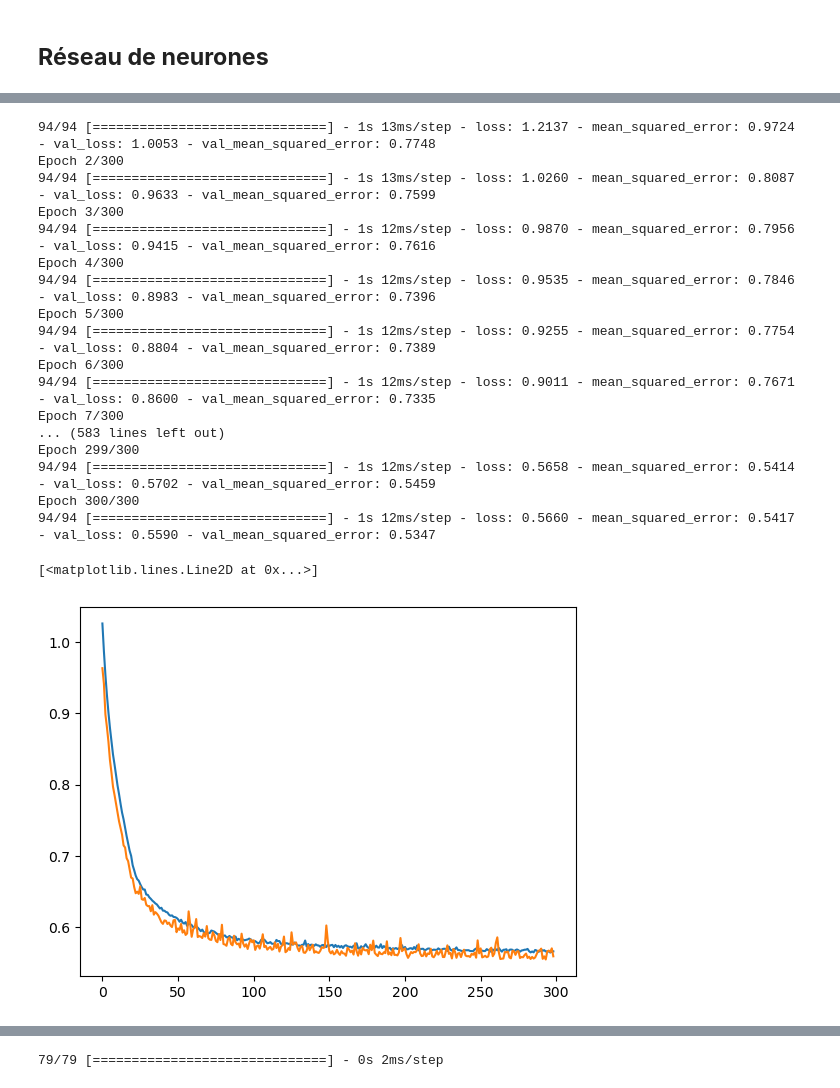
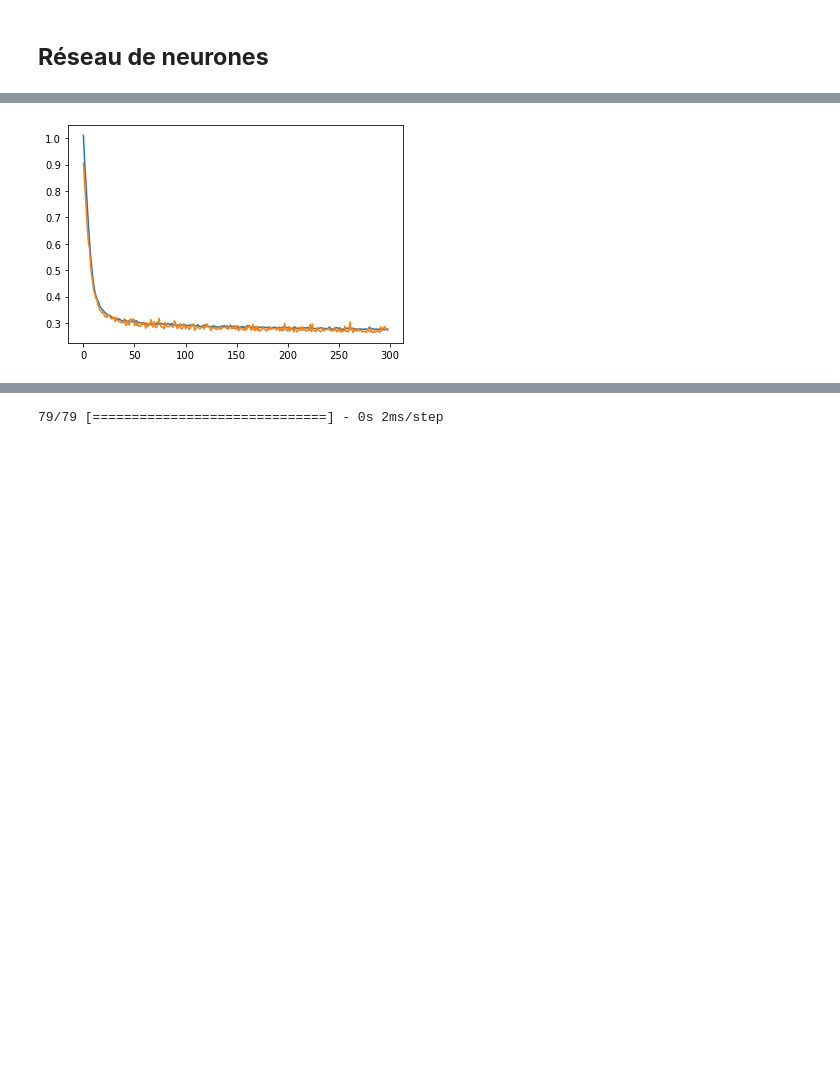
Before and after one commit to LoanRenaud/zundel, a Jupyter notebook: Zundel_Ion.ipynb, the cells around one changed output, grey strips where cells are left out. Drawn from its saved outputs; the diff is of its cells as text; code cells hidden in the pictures; blank space fills up the shorter version.

```diff
--- a/Zundel_Ion.ipynb
+++ b/Zundel_Ion.ipynb
@@ -476,28 +557,14 @@ np.arange(1, 80, 30)
 # %% [output]
 array([ 1, 31, 61])
 # %%
+from sklearn.model_selection import GridSearchCV
 from sklearn.kernel_ridge import KernelRidge
-from sklearn.metrics import pairwise
+krr = GridSearchCV(KernelRidge(kernel='rbf', gamma=0.1), cv=5,param_grid={"alpha": np.logspace(-9, -8,2),
+                                                                          "gamma": np.logspace(-1.5, -0.5,2)})
+krr.fit(X_train, y_train)
 
-from sklearn.model_selection import GridSearchCV
+y_pred_test_krr=krr.predict(X_test)
 
-krr=GridSearchCV(KernelRidge(kernel='rbf', gamma=0.1), cv=5, param_grid={"alpha":np.logspace(-20, 2, 10)})
-
-krr.fit(X_train_CMe_red, y_train)
-
-y_pred_test_krr=krr.predict(X_test_CMe_red)
 mse_test=mean_squared_error(np.array(y_test), y_pred_test_krr)
-
 print(mse_test)
-#y_pred_test_krr=krr.predict(X_test_CMe_red)
-#mse_test_krr=[]
-#A=np.logspace(-20, 2, 10)
-#for a in A:
-#    krr = KernelRidge(alpha=a, kernel='rbf')
-#    krr.fit(X_train_CMe_red, y_train)
-#
-#    y_pred_test_krr=krr.predict(X_test_CMe_red)
-#
-#    mse_test=mean_squared_error(np.array(y_test), y_pred_test_krr)
-#    mse_test_krr.append(mse_test)
 # %% [output]
@@ -505,11 +589,8 @@ KeyboardInterrupt:
 # %%
-mse_test_krr=[]
-A=np.logspace(-20, 2, 10)
-for a in A:
-    krr = KernelRidge(alpha=a, kernel='rbf')
-    krr.fit(X_train_CMe_red, y_train)
+krr=KernelRidge(kernel='rbf', gamma=0.0316, alpha=1e-8)
+krr.fit(X_train, y_train)
 
-    y_pred_test_krr=krr.predict(X_test_CMe_red)
+y_pred_test_krr=krr.predict(X_test)
 
-    mse_test=mean_squared_error(np.array(y_test), y_pred_test_krr)
-    mse_test_krr.append(mse_test)
+mse_test=mean_squared_error(np.array(y_test), y_pred_test_krr)
+print(mse_test)
@@ -545,15 +635,14 @@ lr_schedule = tf.keras.optimizers.schedules.ExponentialDecay(
     decay_rate=0.8)
 
 model=Sequential()
-model.add(Dense(units=15, activation='tanh', input_shape=(7,), kernel_regularizer=regularizers.l2(0.01)))
-#model.add(Dropout(0.2))
-model.add(Dense(units=15, activation='tanh', kernel_regularizer=regularizers.l2(0.01)))
+model.add(Dense(units=15, activation='tanh', input_shape=(25,), kernel_regularizer=regularizers.l2(0.01)))
+model.add(Dense(units=15, activation='tanh'))
 model.add(Dense(units=1))
 model.summary()
 
 model.compile(loss='mean_squared_error', optimizer=keras.optimizers.Adam(learning_rate=lr_schedule), metrics=['mean_squared_error'])
 
-Hist=model.fit(X_train_CMe_red, y_train, epochs=300, batch_size=64, validation_split=0.2)
+Hist=model.fit(X_train, y_train, epochs=300, batch_size=64, validation_split=0.2)
 
 plt.plot(Hist.history['loss'][1:])
 plt.plot(Hist.history['val_loss'][1:])
@@ -581,22 +670,4 @@ Epoch 1/300
-94/94 [==============================] - 1s 13ms/step - loss: 1.2137 - mean_squared_error: 0.9724 - val_loss: 1.0053 - val_mean_squared_error: 0.7748
-Epoch 2/300
-94/94 [==============================] - 1s 13ms/step - loss: 1.0260 - mean_squared_error: 0.8087 - val_loss: 0.9633 - val_mean_squared_error: 0.7599
-Epoch 3/300
-94/94 [==============================] - 1s 12ms/step - loss: 0.9870 - mean_squared_error: 0.7956 - val_loss: 0.9415 - val_mean_squared_error: 0.7616
-Epoch 4/300
-94/94 [==============================] - 1s 12ms/step - loss: 0.9535 - mean_squared_error: 0.7846 - val_loss: 0.8983 - val_mean_squared_error: 0.7396
-Epoch 5/300
-94/94 [==============================] - 1s 12ms/step - loss: 0.9255 - mean_squared_error: 0.7754 - val_loss: 0.8804 - val_mean_squared_error: 0.7389
-Epoch 6/300
-94/94 [==============================] - 1s 12ms/step - loss: 0.9011 - mean_squared_error: 0.7671 - val_loss: 0.8600 - val_mean_squared_error: 0.7335
-Epoch 7/300
-... (583 lines left out)
-Epoch 299/300
-94/94 [==============================] - 1s 12ms/step - loss: 0.5658 - mean_squared_error: 0.5414 - val_loss: 0.5702 - val_mean_squared_error: 0.5459
-Epoch 300/300
-94/94 [==============================] - 1s 12ms/step - loss: 0.5660 - mean_squared_error: 0.5417 - val_loss: 0.5590 - val_mean_squared_error: 0.5347
-[<matplotlib.lines.Line2D at 0x...>]
-[figure, old version]
+[figure, new version]
 # %%
 plt.plot(Hist.history['mean_squared_error'][1:])
 plt.plot(Hist.history['val_mean_squared_error'][1:])
```
Also changed, not shown: parts of 18 cells of this notebook.
